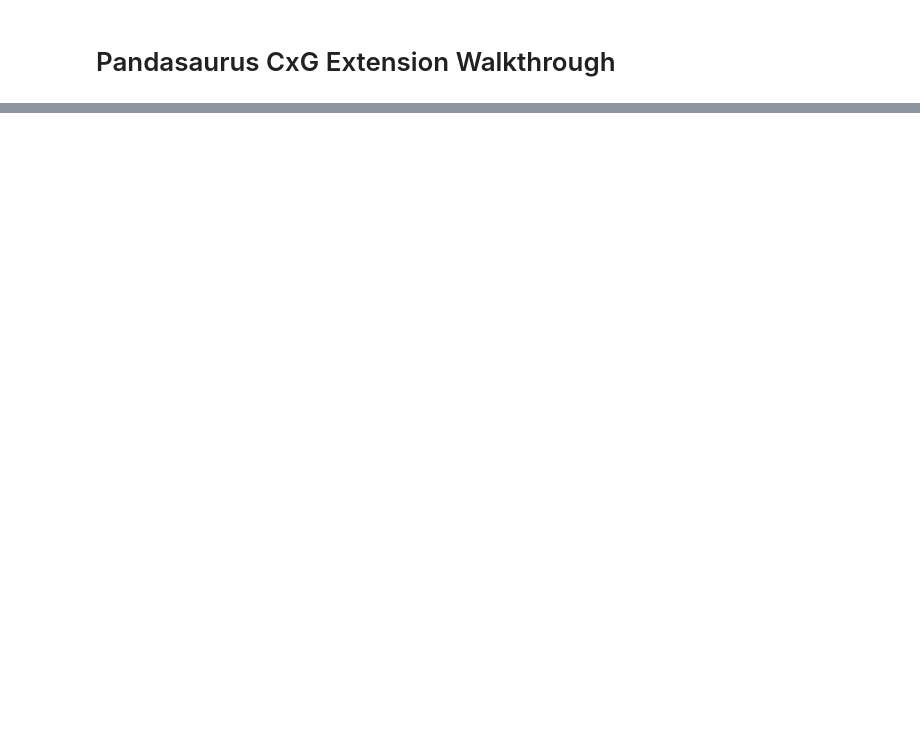
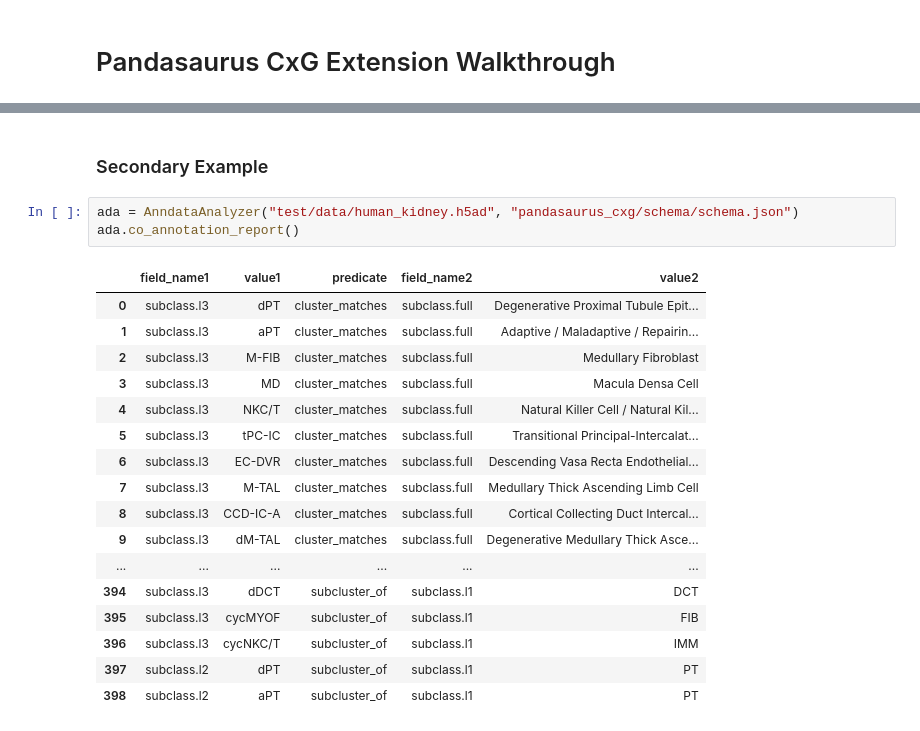
Before and after one commit to INCATools/pandasaurus_cxg, a Jupyter notebook: walkthrough.ipynb, the cells around one changed output, grey strips where cells are left out. Drawn from its saved outputs; the diff is of its cells as text; blank space fills up the shorter version.

```diff
--- a/walkthrough.ipynb
+++ b/walkthrough.ipynb
@@ -38,0 +211,23 @@ ModuleNotFoundError: No module named 'src'
+# %% [markdown]
+### Secondary Example
+# %%
+ada = AnndataAnalyzer("test/data/human_kidney.h5ad", "pandasaurus_cxg/schema/schema.json")
+ada.co_annotation_report()
+# %% [output]
+|  | field_name1 | value1 | predicate | field_name2 | value2 |
+| 0 | subclass.l3 | dPT | cluster_matches | subclass.full | Degenerative Proximal Tubule Epit... |
+| 1 | subclass.l3 | aPT | cluster_matches | subclass.full | Adaptive / Maladaptive / Repairin... |
+| 2 | subclass.l3 | M-FIB | cluster_matches | subclass.full | Medullary Fibroblast |
+| 3 | subclass.l3 | MD | cluster_matches | subclass.full | Macula Densa Cell |
+| 4 | subclass.l3 | NKC/T | cluster_matches | subclass.full | Natural Killer Cell / Natural Kil... |
+| 5 | subclass.l3 | tPC-IC | cluster_matches | subclass.full | Transitional Principal-Intercalat... |
+| 6 | subclass.l3 | EC-DVR | cluster_matches | subclass.full | Descending Vasa Recta Endothelial... |
+| 7 | subclass.l3 | M-TAL | cluster_matches | subclass.full | Medullary Thick Ascending Limb Cell |
+| 8 | subclass.l3 | CCD-IC-A | cluster_matches | subclass.full | Cortical Collecting Duct Intercal... |
+| 9 | subclass.l3 | dM-TAL | cluster_matches | subclass.full | Degenerative Medullary Thick Asce... |
+| ... | ... | ... | ... | ... | ... |
+| 394 | subclass.l3 | dDCT | subcluster_of | subclass.l1 | DCT |
+| 395 | subclass.l3 | cycMYOF | subcluster_of | subclass.l1 | FIB |
+| 396 | subclass.l3 | cycNKC/T | subcluster_of | subclass.l1 | IMM |
+| 397 | subclass.l2 | dPT | subcluster_of | subclass.l1 | PT |
+| 398 | subclass.l2 | aPT | subcluster_of | subclass.l1 | PT |
```
Also changed, not shown: parts of 33 cells of this notebook.
